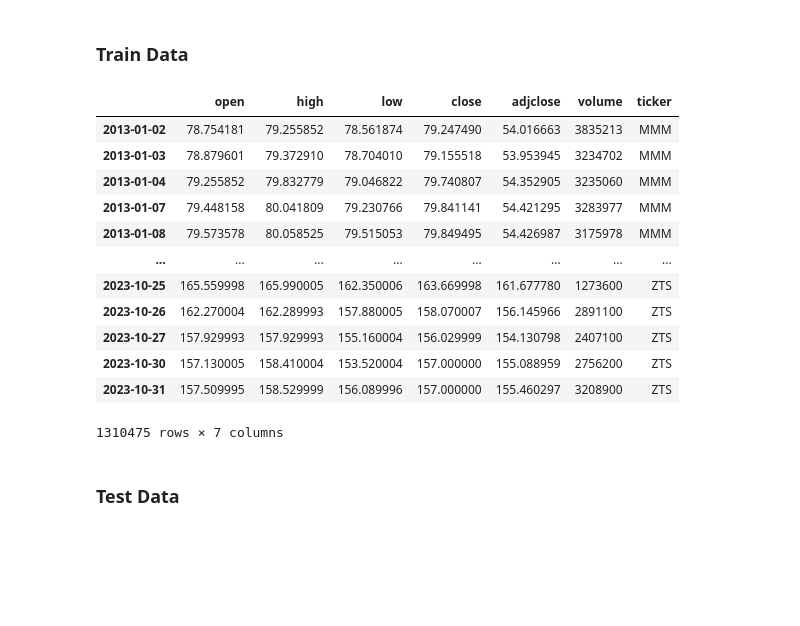
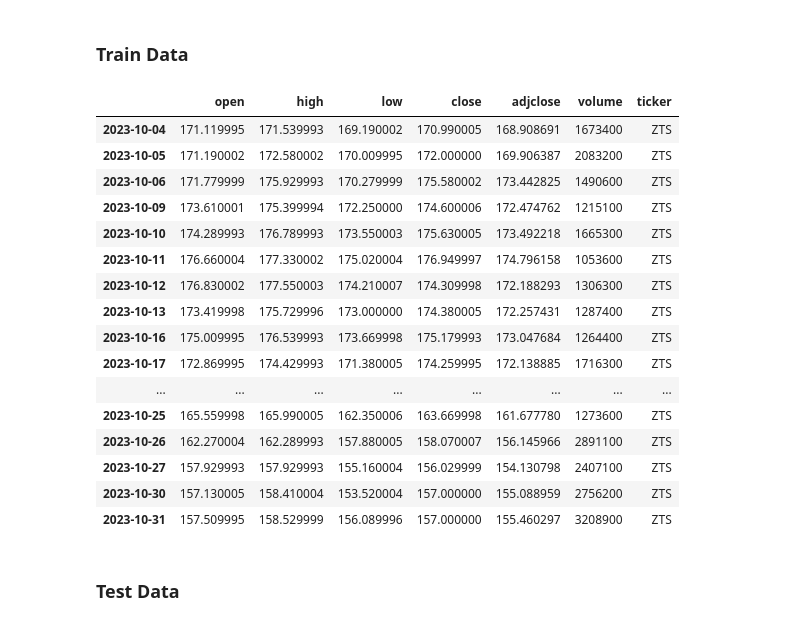
Before and after one commit to joaobaptista30/Lab_IACD_Project_2, a Jupyter notebook: extract_and_select_data.ipynb, the cells around one changed output. Drawn from its saved outputs; the diff is of its cells as text; code cells hidden in the pictures; blank space fills up the shorter version.

```diff
--- a/extract_and_select_data.ipynb
+++ b/extract_and_select_data.ipynb
@@ -40,21 +48,25 @@ for company in SP500_company_data['Symbol']:
 
 SP500_train_data.to_csv("stocks_train_data.csv")
 # %%
-SP500_train_data
+SP500_train_data.tail(20)
 # %% [output]
 |  | open | high | low | close | adjclose | volume | ticker |
-| 2013-01-02 | 78.754181 | 79.255852 | 78.561874 | 79.247490 | 54.016663 | 3835213 | MMM |
-| 2013-01-03 | 78.879601 | 79.372910 | 78.704010 | 79.155518 | 53.953945 | 3234702 | MMM |
-| 2013-01-04 | 79.255852 | 79.832779 | 79.046822 | 79.740807 | 54.352905 | 3235060 | MMM |
-| 2013-01-07 | 79.448158 | 80.041809 | 79.230766 | 79.841141 | 54.421295 | 3283977 | MMM |
-| 2013-01-08 | 79.573578 | 80.058525 | 79.515053 | 79.849495 | 54.426987 | 3175978 | MMM |
+| 2023-10-04 | 171.119995 | 171.539993 | 169.190002 | 170.990005 | 168.908691 | 1673400 | ZTS |
+| 2023-10-05 | 171.190002 | 172.580002 | 170.009995 | 172.000000 | 169.906387 | 2083200 | ZTS |
+| 2023-10-06 | 171.779999 | 175.929993 | 170.279999 | 175.580002 | 173.442825 | 1490600 | ZTS |
+| 2023-10-09 | 173.610001 | 175.399994 | 172.250000 | 174.600006 | 172.474762 | 1215100 | ZTS |
+| 2023-10-10 | 174.289993 | 176.789993 | 173.550003 | 175.630005 | 173.492218 | 1665300 | ZTS |
+| 2023-10-11 | 176.660004 | 177.330002 | 175.020004 | 176.949997 | 174.796158 | 1053600 | ZTS |
+| 2023-10-12 | 176.830002 | 177.550003 | 174.210007 | 174.309998 | 172.188293 | 1306300 | ZTS |
+| 2023-10-13 | 173.419998 | 175.729996 | 173.000000 | 174.380005 | 172.257431 | 1287400 | ZTS |
+| 2023-10-16 | 175.009995 | 176.539993 | 173.669998 | 175.179993 | 173.047684 | 1264400 | ZTS |
+| 2023-10-17 | 172.869995 | 174.429993 | 171.380005 | 174.259995 | 172.138885 | 1716300 | ZTS |
 | ... | ... | ... | ... | ... | ... | ... | ... |
 | 2023-10-25 | 165.559998 | 165.990005 | 162.350006 | 163.669998 | 161.677780 | 1273600 | ZTS |
 | 2023-10-26 | 162.270004 | 162.289993 | 157.880005 | 158.070007 | 156.145966 | 2891100 | ZTS |
 | 2023-10-27 | 157.929993 | 157.929993 | 155.160004 | 156.029999 | 154.130798 | 2407100 | ZTS |
 | 2023-10-30 | 157.130005 | 158.410004 | 153.520004 | 157.000000 | 155.088959 | 2756200 | ZTS |
 | 2023-10-31 | 157.509995 | 158.529999 | 156.089996 | 157.000000 | 155.460297 | 3208900 | ZTS |
-1310475 rows × 7 columns
 # %% [markdown]
 ### Test Data
 # %%
```
Also changed, not shown: parts of 8 cells of this notebook, 1 other file.
